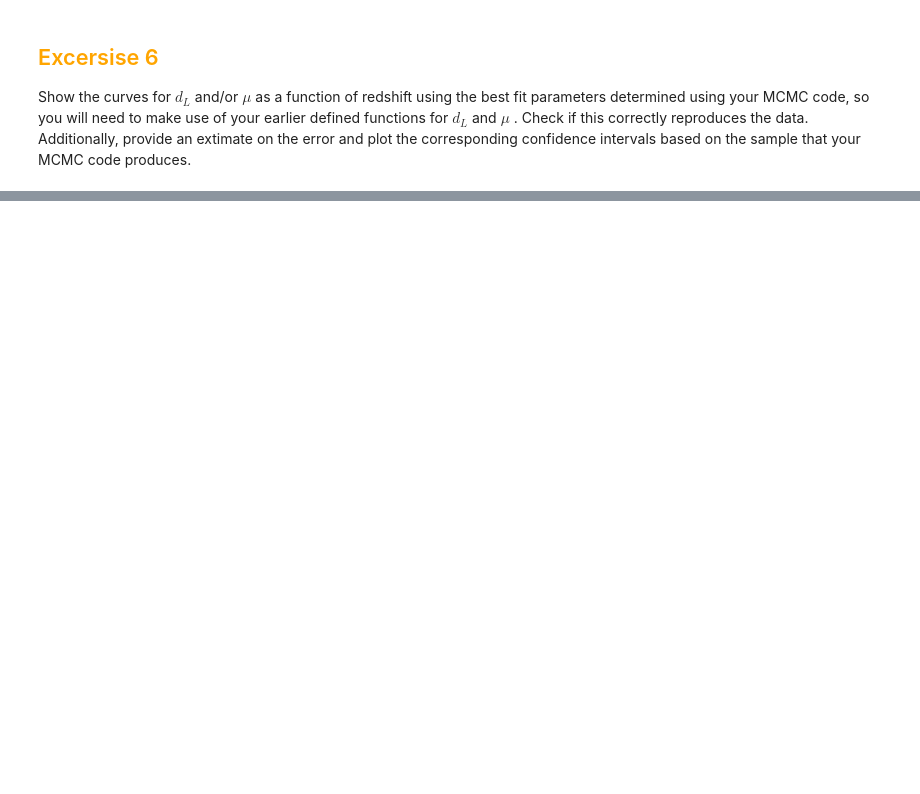
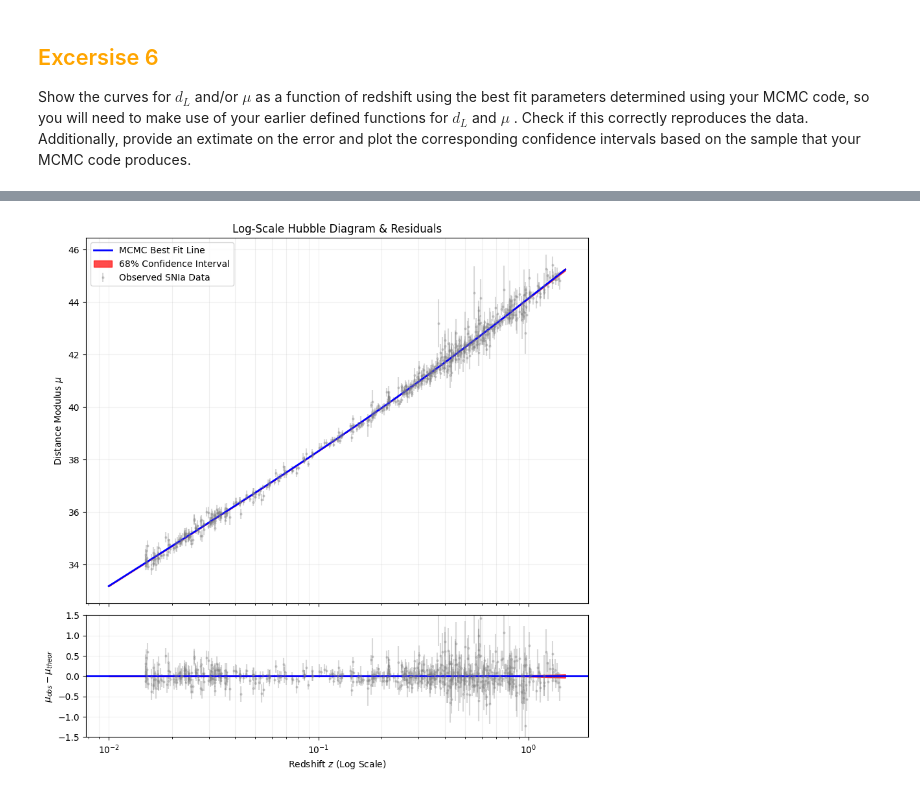
Before and after one commit to toni7lovric-rgb/PRA3024, a Jupyter notebook: PRA3024_2026_Cosmology_STUDENTS.ipynb, the cells around one changed output, grey strips where cells are left out. Cells and saved outputs as stored; diff of their text form; code cells hidden in the pictures; blank space fills up the shorter version.

```diff
--- a/PRA3024_2026_Cosmology_STUDENTS.ipynb
+++ b/PRA3024_2026_Cosmology_STUDENTS.ipynb
@@ -741,0 +792,38 @@ print(h_best,Omega_M_best,Omega_L_best)
+# %%
+fig, (ax1, ax2) = plt.subplots(2, 1, figsize=(10, 10), gridspec_kw={'height_ratios': [3, 1]}, sharex=True)
+plt.subplots_adjust(hspace=0.05)
+
+# Log Scale
+ax1.errorbar(zs, distance_modulus, yerr=error_distance_modulus,
+             fmt='o', color='gray', markersize=2, alpha=0.3, label='Observed SNIa Data')
+ax1.plot(z_range, mu_best, color='blue', lw=2, label='MCMC Best Fit Line')
+ax1.fill_between(z_range, mu_low, mu_high, color='red', alpha=0.7, label='68% Confidence Interval')
+
+ax1.set_xscale('log')
+ax1.set_ylabel('Distance Modulus $\mu$')
+ax1.set_title('Log-Scale Hubble Diagram & Residuals')
+ax1.legend()
+ax1.grid(which='both', alpha=0.2)
+
+# Residuals (Data - Model)
+# Calculate the model prediction at the exact redshifts of the 580 data points
+mu_model_at_zs = theor_distance_modulus_vec(zs, Omega_M_best, Omega_L_best, Omega_k_best, H0_best)
+residuals = distance_modulus - mu_model_at_zs
+
+ax2.errorbar(zs, residuals, yerr=error_distance_modulus, fmt='o', color='gray', markersize=2, alpha=0.3)
+ax2.axhline(0, color='blue', lw=2) # 0 line represents a perfect fit
+
+# Calculate the uncertainty band for the residuals
+res_low = mu_low - mu_best[0] # Approximating the relative width
+res_high = mu_high - mu_best[0]
+# use the difference between the bounds and the best fit
+ax2.fill_between(z_range, mu_low - mu_best, mu_high - mu_best, color='red', alpha=0.7)
+
+ax2.set_xlabel('Redshift $z$ (Log Scale)')
+ax2.set_ylabel('$\mu_{obs} - \mu_{theor}$')
+ax2.set_ylim(-1.5, 1.5) # Zoom in
+ax2.grid(which='both', alpha=0.2)
+
+plt.show()
+# %% [output]
+[figure, added]
```
Also changed, not shown: parts of 7 cells of this notebook.
